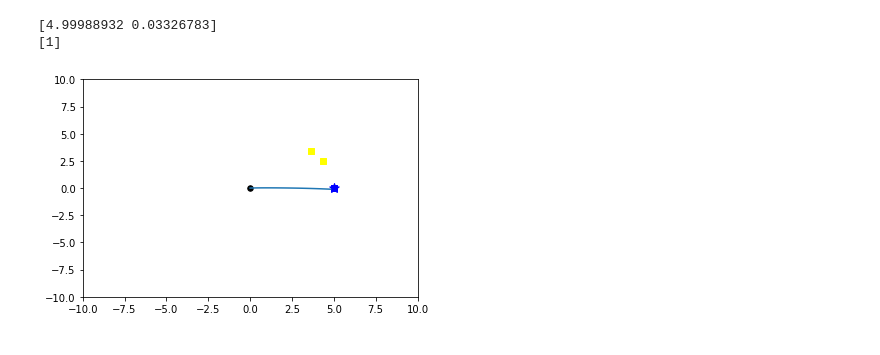
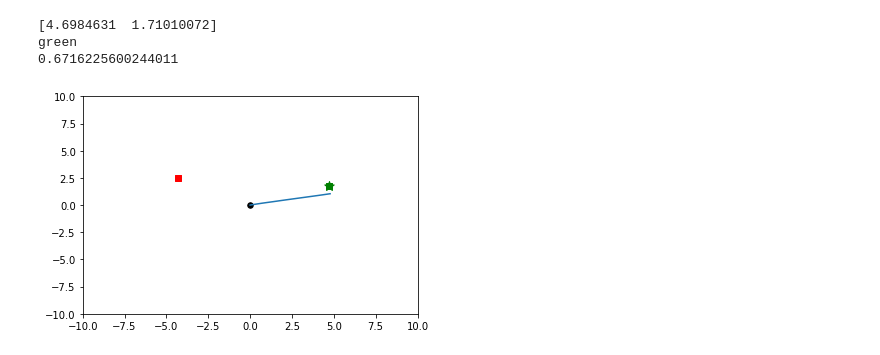
Before and after one commit to andipeng/counterfactual-adaptation, a Jupyter notebook: toycomplex_gcbc.ipynb, the cells around one changed output. Drawn from its saved outputs; the diff is of its cells as text; code cells hidden in the pictures.

```diff
--- a/toycomplex_gcbc.ipynb
+++ b/toycomplex_gcbc.ipynb
@@ -206,13 +192,13 @@ plot_env(env)
 # %%
 # generates random trajs within specified constraints
-def gen_trajs(env, num_trajs=1, obj_angles=2*np.pi, obj_colors=4):
+def gen_trajs(env, num_trajs=1, obj_angles=360, obj_colors=3, discretize=10):
     plt.xlim(-10, 10)
     plt.ylim(-10, 10)
     colors = sns.color_palette("hls", 10)
 
     trajs = []
     for traj in range(num_trajs):
-        env.reset(obj_angles, obj_colors)
+        env.reset(obj_angles, obj_colors, discretize)
         plot_env(env)
         # rolls out a trajectory towards the goal
         traj = {'obs': [],'acts': [], 'next_obs': []}
@@ -235,5 +221,5 @@ def gen_trajs(env, num_trajs=1, obj_angles=2*np.pi, obj_colors=4):
     return trajs
 # %%
 env = PointEnvComplex()
-trajs = gen_trajs(env, num_trajs=1000, obj_angles=.5*np.pi, obj_colors=4)
+trajs = gen_trajs(env, num_trajs=500, obj_angles=360, obj_colors=3, discretize=10)
 # %% [output]
@@ -254,7 +240,7 @@ class Policy(nn.Module):
 hidden_layer_size = 1000
 hidden_depth = 3
 horizon = 100
-obs_size = env.observation_space.shape[0] - 2
+obs_size = env.get_obs().shape[0]
 act_size = env.action_space.shape[0]
 policy = Policy(obs_size, act_size, hidden_layer_size, hidden_depth)
 num_tasks = len(trajs)
@@ -273,7 +259,7 @@ Policy(
   )
 )
 # %%
-num_epochs = 500
+num_epochs = 300
 batch_size = 50
 
 criterion = nn.MSELoss()
@@ -343,36 +329,39 @@ Finished Training
 # %%
 plt.xlim(-10, 10)
 plt.ylim(-10, 10)
 colors = sns.color_palette("hls", 10)
 
 num_test_trajs = 1
+dist_to_goals = []
 # sets sampling for angles and colors
-test_obj_angles = .5 * np.pi
-test_obj_colors = 4
+test_obj_angles = 360
+test_obj_colors = 3
+discretize = 10
 
 for i in range(num_test_trajs):
-    env.reset(test_obj_angles, test_obj_colors)
-    #env.goal_pos = np.array([trajs[0]['next_obs'][99][0], trajs[0]['next_obs'][99][1]])
-    #env.goal_color = np.array([trajs[0]['next_obs'][99][-1]])
-    #env.goal_color = np.array([3.])
+    env.reset(test_obj_angles, test_obj_colors, discretize)
     print(env.goal_pos)
-    print(env.goal_color)
+    print(env.get_color(env.goal_color))
     plot_env(env)
     o = env.get_obs()
     traj = {'obs': [],'acts': [], 'next_obs': []}
     for i in range(100):
         t1s = torch.Tensor(o[None]).to(device)
         act = policy(t1s).cpu().detach().numpy()[0]
         no, r, d, _ = env.step(act)
         traj['obs'].append(o.copy())
         traj['acts'].append(act.copy())
         traj['next_obs'].append(no.copy())
         o = no.copy()
     traj['obs'] = np.array(traj['obs'])
     traj['acts'] = np.array(traj['acts'])
     traj['next_obs'] = np.array(traj['next_obs'])
+    dist_to_goal = np.linalg.norm(traj['obs'][-1][0:2] - env.goal_pos) # extracts rollout pos and calculates dist to goal
+    dist_to_goals.append(dist_to_goal)
+    print(dist_to_goal)
     plt.plot(traj['obs'][:, 0], traj['obs'][:, 1]) # plots trajs
 # %% [output]
-[4.99988932 0.03326783]
-[1]
+[4.6984631  1.71010072]
+green
+0.6716225600244011
-[figure, old version]
+[figure, new version]
```
Also changed, not shown: parts of 7 cells of this notebook, 1 other file.
